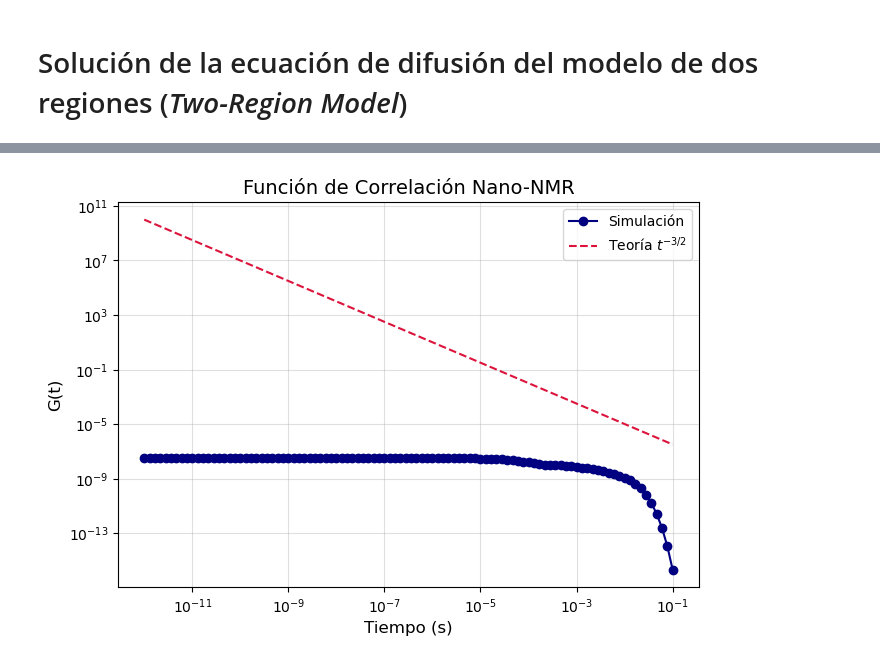
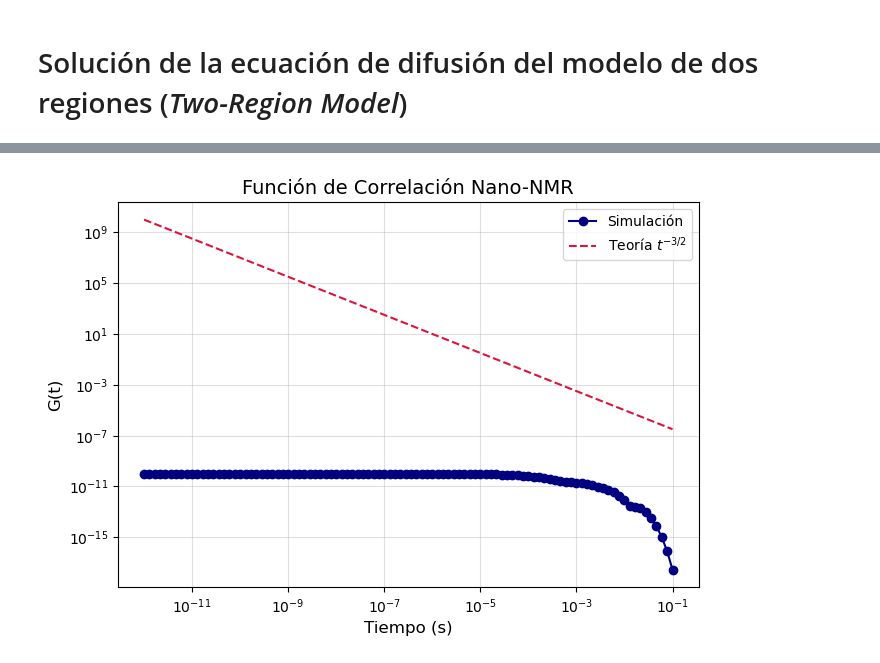
Before and after one commit to allanyst/tfm-efectos-superficie-nano-rmn, a Jupyter notebook: TFM_TwoRegionModel.ipynb, the cells around one changed output, grey strips where cells are left out. Drawn from its saved outputs; the diff is of its cells as text; code cells hidden in the pictures.

```diff
--- a/TFM_TwoRegionModel.ipynb
+++ b/TFM_TwoRegionModel.ipynb
@@ -12,9 +13,9 @@ from joblib import Parallel, delayed
 # Parámetros físicos
 D1 = 0.5e9           # nm²/s (región superficial)
 D2 = 2e9             # nm²/s (región volumétrica)
-z_c = 10             # nm (altura de la interfaz)
-L = 1000             # nm (altura total)
-R = 1000             # nm (radio del cilindro)
+z_c = 25             # nm (altura de la interfaz)
+L = 1500             # nm (altura total)
+R = 1500             # nm (radio del cilindro)
 kappa = 0            # nm/s coeficiente de absorción superficial
 n_modes_radial = 50  # Número de modos radiales
 m_max = 50           # Número de modos axiales por modo radial
@@ -68,8 +126,8 @@ def transcendental_eq(Lambda, alpha_n):
     return (D1 * beta_1*np.cos(beta_2*(L-z_c))-kappa*D2*beta_2/D1/beta_1*np.sin(beta_2*(L-z_c))) * np.sin(beta_1 * z_c) + (kappa**beta_1*np.cos(beta_2*(L-z_c))+D2 * beta_2*np.sin(beta_2 * (L - z_c))) * np.cos(beta_1 * z_c)
 # %%
 plt.figure(figsize=(7.5,5))
-for n in range(int(n_modes_radial/2)):
-    Lambda=np.linspace(alpha_n[n]*np.sqrt(D2)+1e-3,2e4+alpha_n[n]*np.sqrt(D2)+1e-3,1000)
+for n in range(int(n_modes_radial/8)):
+    Lambda=np.linspace(alpha_n[n]*np.sqrt(D2)+1e-3,2e3+alpha_n[n]*np.sqrt(D2)+1e-3,1000)
     plt.plot(Lambda,transcendental_eq(Lambda,alpha_n[n]),label=f'n={n}')
 plt.legend()
 plt.title("Modos de la ecuación trascendental")
@@ -251,7 +309,6 @@ def compute_A_nm(n):
     """Calcula A_{n,m} para un modo radial fijo n."""
     A_nm = np.zeros(m_max)
     alpha = alpha_n[n]
-    R_norm = np.sqrt((R**2 / 2) * jv(1, alpha_n[n]*R)**2)  # ‖R_n‖
 
     for m in range(m_max):
 
@@ -259,10 +316,10 @@ def compute_A_nm(n):
         Z_z0 = fz(z0,n,m)
 
         # 2. Evaluar R_n(ρ0)
-        R_rho0 = jv(0, alpha*rho0)
+        R_rho0 = R_func(alpha,rho0)[0].flatten()
 
         # 3. Calcular A_{n,m}
-        A_nm[m] = (R_rho0 * Z_z0) / (2 * np.pi * R_norm)
+        A_nm[m] = (R_rho0 * Z_z0) / (2 * np.pi)
 
     return A_nm
 
@@ -369,7 +426,7 @@ def compute_G_vec(t, N_quad=100):
 
     # 2. Precompute J0 for todos los modos radiales y todos los rho
     #    J0_mat[n, i] = J0(alpha_n[n] * rho[i])
-    J0_mat = jv(0, alpha_n[:, None] * rho[None, :])        # (n_modes, Nr)
+    R0_mat,_ = R_func(alpha_n,rho)       # (n_modes, Nr)
 
     # 3. Precompute Z para todos los modos (n,m) y todos los z
     #    Z_tens[j, n, m] = fz(z[j], n, m)
@@ -390,7 +447,7 @@ def compute_G_vec(t, N_quad=100):
     # 6. Colapsar la suma en n: S[i,j] = sum_n J0_mat[n,i] * B[j,n]
     #    equivalente a multiplicación de matrices
     #    J0_mat.T: (Nr, n_modes),  B.T: (n_modes, Nz)
-    S = np.dot(J0_mat.T, B.T)                              # (Nr, Nz)
+    S = np.dot(R0_mat.T, B.T)                              # (Nr, Nz)
 
     # 7. Factor dipolar y suma final
     #    f_mat[i,j] = (3*z[j]^2 - rho[i]^2) / (rho[i]^2 + z[j]^2)^2.5
@@ -404,7 +461,7 @@ def compute_G_vec(t, N_quad=100):
     return (5/(16*np.pi)) * (total * dr)
 
 t_values = np.logspace(-12, -1, 100)
-G_values = Parallel(n_jobs=4)(delayed(compute_G_vec)(t) for t in t_values)
+G_values = Parallel(n_jobs=4, verbose=1)(delayed(compute_G_vec)(t) for t in t_values)
 
 np.savetxt("data/G_vs_t_tworegion.dat", np.c_[t_values, G_values], header="Tiempo(s) G(t)", fmt="%.8e")
 
@@ -423 +483 @@ plt.close()
-[figure, old version]
+[figure, new version]
```
Also changed, not shown: parts of 10 cells of this notebook, 38 other files.
